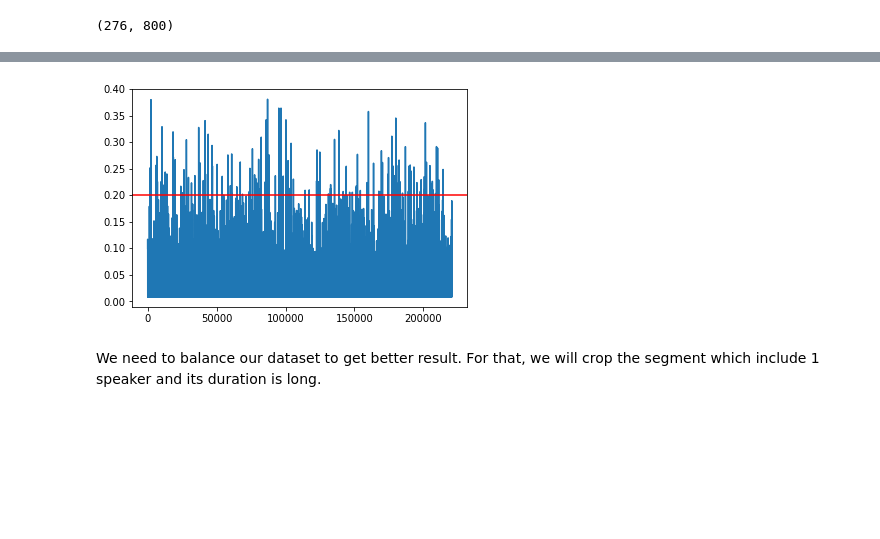
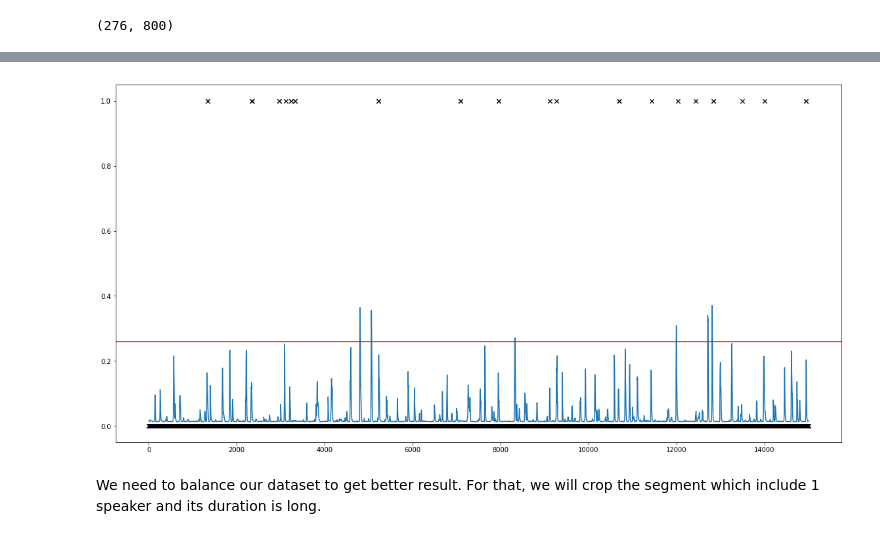
Before and after one commit to hedonistrh/SpChangeDetect, a Jupyter notebook: BiLSTM.ipynb, the cells around one changed output, grey strips where cells are left out. Cells and saved outputs as stored; diff of their text form; code cells hidden in the pictures; blank space fills up the shorter version.

Commit message:
Some graphs and improvements for smoothness has been added

```diff
--- a/BiLSTM.ipynb
+++ b/BiLSTM.ipynb
@@ -446,5 +530,5 @@ def create_prediction(filename, hop, win_len, threshold, lstm_system):
 # %%
-thres = 0.2
+thres = 0.26
 # %%
 (kk, kk_r) = create_prediction("TS3003b", 10, 25, threshold = thres, lstm_system=model)
 # %% [output]
@@ -468,0 +553,17 @@ pp.show()
+# %%
+aa = grounth_truth_matrix("TS3003b", 10, 25)
+bb = prediction_matrix("TS3003b", 10, 25)
+# %%
+x = np.arange(1, len(aa)+1)
+# %%
+import matplotlib.pyplot as pp
+%matplotlib inline
+
+pp.rcParams['figure.figsize'] = (19.8, 10.0)
+
+pp.plot(kk_r[0:30000])
+pp.plot(x[0:30000], aa[0:30000], 'x', color='black');
+pp.plot(x[0:30000], bb[0:30000], '.', color='pink');
+
+pp.axhline(y=thres, color='r', linestyle='-')
+pp.show()
@@ -469,12 +572,15 @@ pp.show()
 # %%
 import matplotlib.pyplot as pp
 %matplotlib inline
 
-pp.plot(kk_r)
+pp.rcParams['figure.figsize'] = (19.8, 10.0)
+
+pp.plot(kk_r[25000:40000])
+pp.plot(x[0:15000], aa[25000:40000], 'x', color='black');
 pp.axhline(y=thres, color='r', linestyle='-')
 pp.show()
 # %% [output]
-[figure, old version]
+[figure, new version]
 # %%
 from pyannote.database import get_protocol
 protocol = get_protocol('AMI.SpeakerDiarization.MixHeadset')
```
Also changed, not shown: parts of 18 cells of this notebook.
